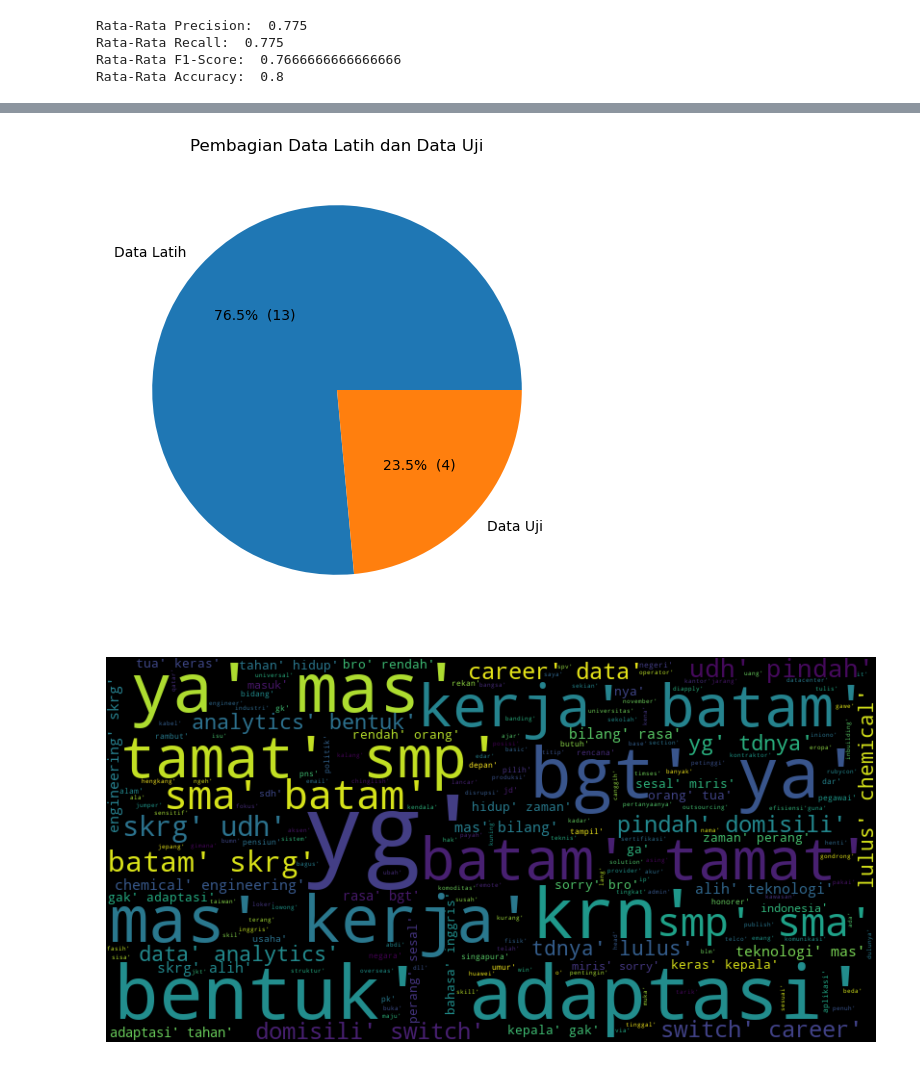
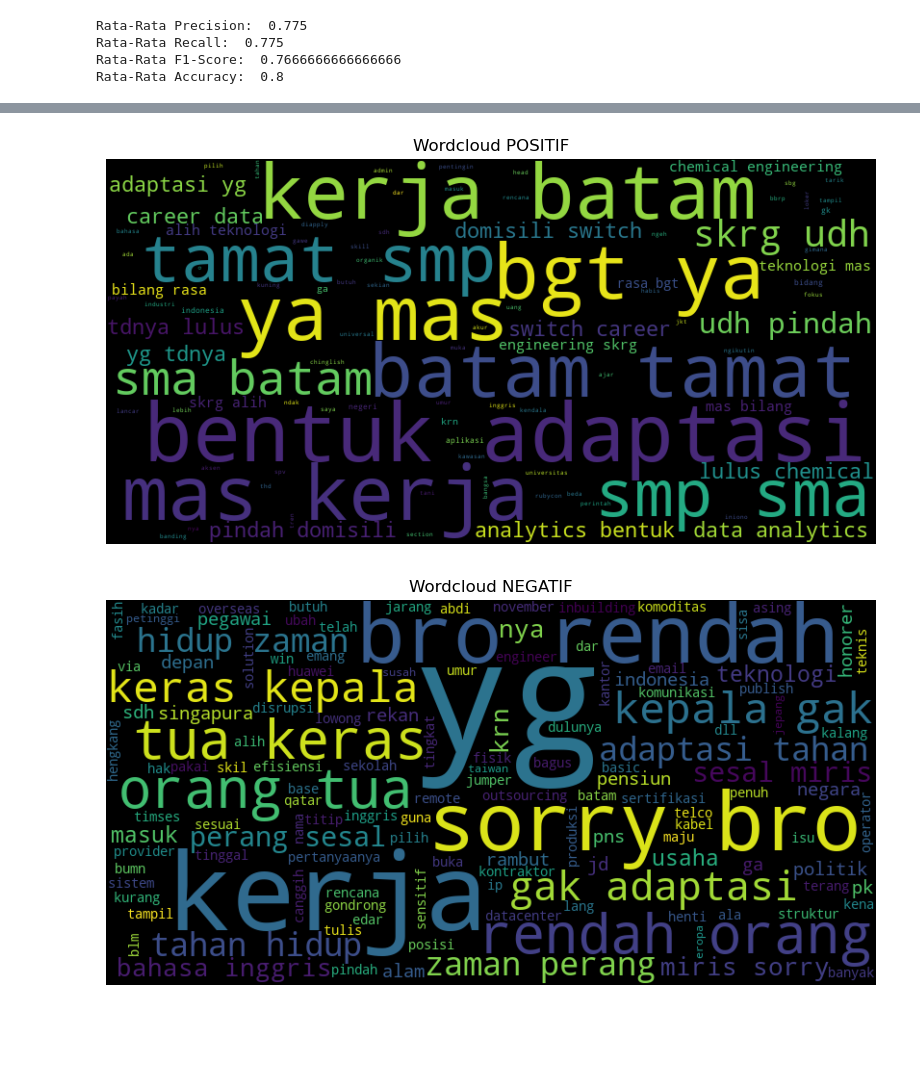
Before and after one commit to ardwiinoo/knn-sentiment-analysis, a Jupyter notebook: modeling.ipynb, the cells around one changed output, grey strips where cells are left out. Drawn from its saved outputs; the diff is of its cells as text; code cells hidden in the pictures; blank space fills up the shorter version.

Commit message:
feat: adjust KFold, add heatmap in KFold result, adjust wordcloud POSITIF & NEGATIF

```diff
--- a/modeling.ipynb
+++ b/modeling.ipynb
@@ -182,10 +275,0 @@ def make_autopct(values):
-# %%
-num_data_latih = len(data_latih)
-num_data_uji = len(data_uji)
-
-plt.figure(figsize=(6,6))
-plt.pie([num_data_latih, num_data_uji], labels=['Data Latih', 'Data Uji'], autopct=make_autopct([num_data_latih, num_data_uji]))
-plt.title('Pembagian Data Latih dan Data Uji')
-plt.show()
-# %% [output]
-[figure, removed]
@@ -194,13 +276,27 @@ from wordcloud import WordCloud
 # %%
 dataCleaning = pd.read_csv('./output/data-clean-ind-test.csv')
 
-all_text = ' '.join(dataCleaning['resultStemming'])
+positive_text = ' '.join(dataCleaning[dataCleaning[' label '] == 'POSITIF']['resultStemming'])
+negative_text = ' '.join(dataCleaning[dataCleaning[' label '] == 'NEGATIF']['resultStemming'])
 
-wordcloud = WordCloud(width=800, height=400).generate(all_text)
+# Hapus tanda '
+positive_text = positive_text.replace("'", "")
+negative_text = negative_text.replace("'", "")
+
+positive_wordcloud = WordCloud(width=800, height=400).generate(positive_text)
+negative_wordcloud = WordCloud(width=800, height=400).generate(negative_text)
 
 plt.figure(figsize=(10, 5))
-plt.imshow(wordcloud, interpolation='bilinear')
+plt.imshow(positive_wordcloud, interpolation='bilinear')
+plt.title('Wordcloud POSITIF')
 plt.axis('off')
 plt.show()
+
+plt.figure(figsize=(10, 5))
+plt.imshow(negative_wordcloud, interpolation='bilinear')
+plt.title('Wordcloud NEGATIF')
+plt.axis('off')
+plt.show()
 # %% [output]
-[figure, old version]
+[figure, new version]
+[figure, added]
```
Also changed, not shown: parts of 6 cells of this notebook.
